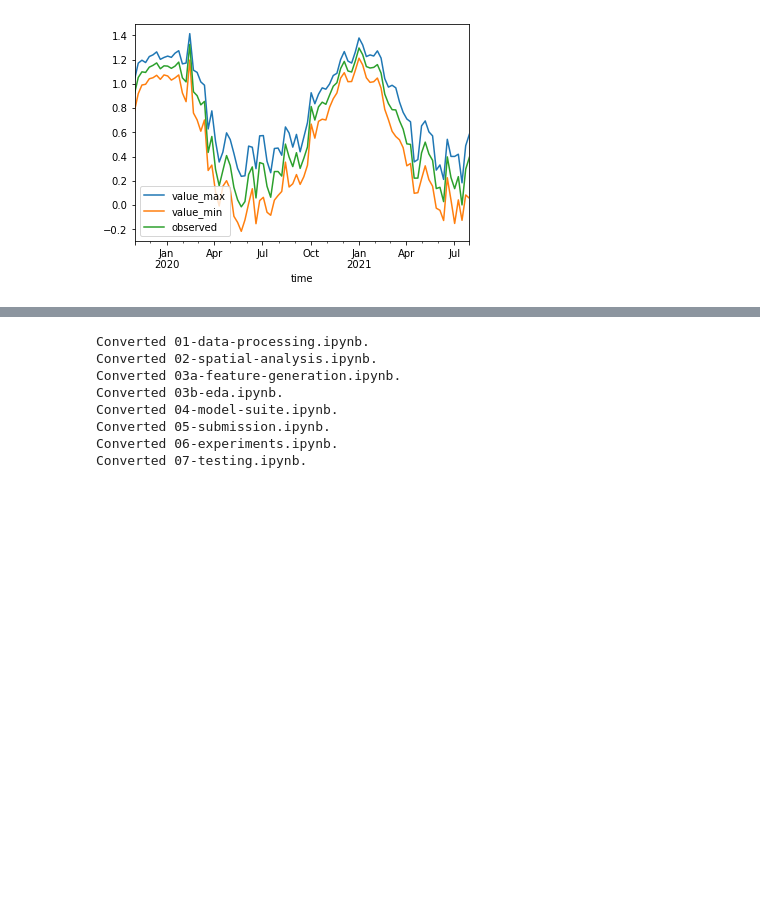
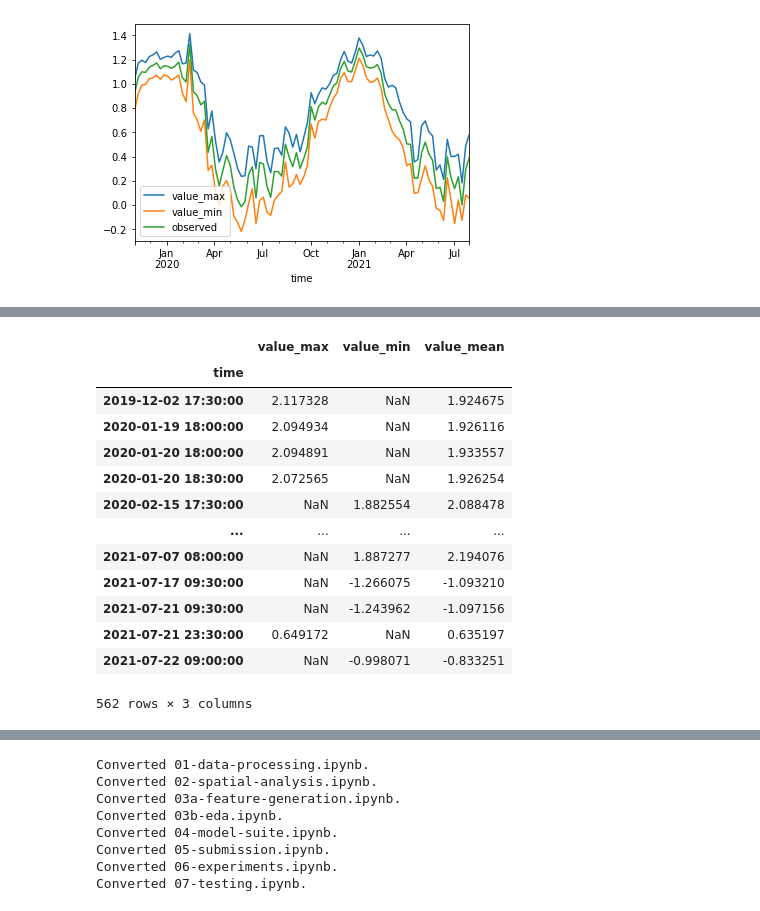
Before and after one commit to AyrtonB/WPD-Hackathon, a Jupyter notebook: nbs/04-model-suite.ipynb, the cells around one changed output, grey strips where cells are left out. Cells and saved outputs as stored; diff of their text form; code cells hidden in the pictures; blank space fills up the shorter version.

```diff
--- a/nbs/04-model-suite.ipynb
+++ b/nbs/04-model-suite.ipynb
@@ -316,0 +317,17 @@ plot_pred_sample(df_pred, df_target)
+# %%
+df_pred[df_pred.isnull().sum(axis=1)>0]
+# %% [output]
+|  | value_max | value_min | value_mean |
+| time |  |  |  |
+| 2019-12-02 17:30:00 | 2.117328 | NaN | 1.924675 |
+| 2020-01-19 18:00:00 | 2.094934 | NaN | 1.926116 |
+| 2020-01-20 18:00:00 | 2.094891 | NaN | 1.933557 |
+| 2020-01-20 18:30:00 | 2.072565 | NaN | 1.926254 |
+| 2020-02-15 17:30:00 | NaN | 1.882554 | 2.088478 |
+| ... | ... | ... | ... |
+| 2021-07-07 08:00:00 | NaN | 1.887277 | 2.194076 |
+| 2021-07-17 09:30:00 | NaN | -1.266075 | -1.093210 |
+| 2021-07-21 09:30:00 | NaN | -1.243962 | -1.097156 |
+| 2021-07-21 23:30:00 | 0.649172 | NaN | 0.635197 |
+| 2021-07-22 09:00:00 | NaN | -0.998071 | -0.833251 |
+562 rows × 3 columns
```
Also changed, not shown: parts of 6 cells of this notebook, 2 other files.
